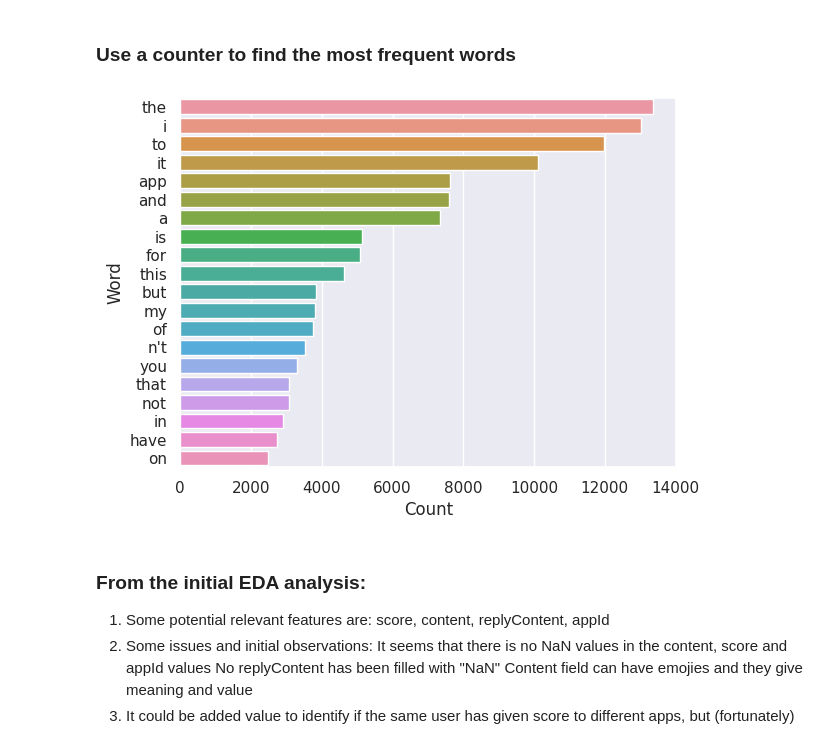
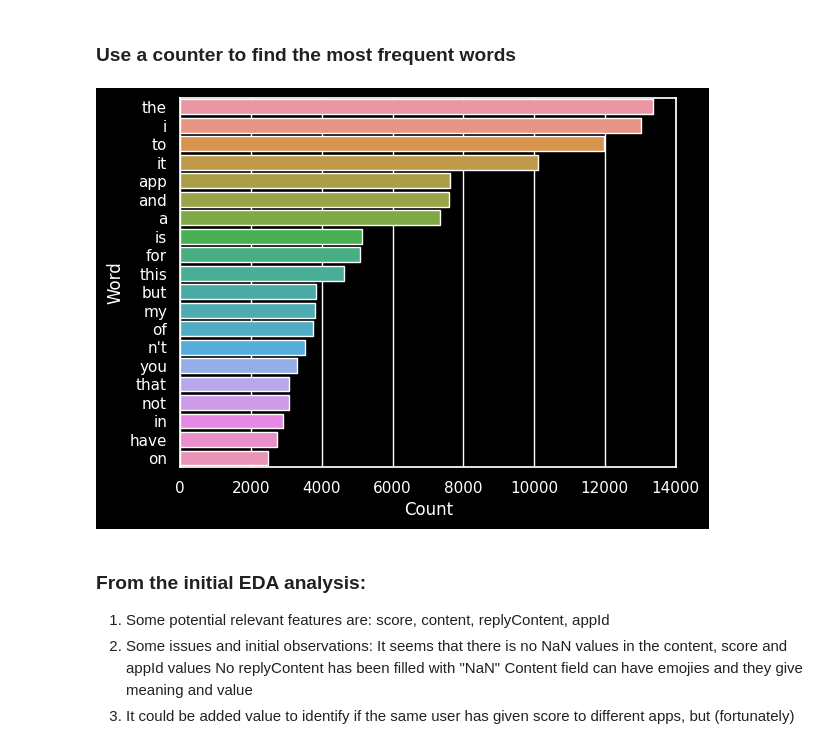
Before and after one commit to rat-sparebank1/dtsa_5510_project, a Jupyter notebook: python/app_reviews_dtsa_5510.ipynb, the cells around one changed output. Cells and saved outputs as stored; diff of their text form; code cells hidden in the pictures.

```diff
--- a/python/app_reviews_dtsa_5510.ipynb
+++ b/python/app_reviews_dtsa_5510.ipynb
@@ -152,8 +155,8 @@ Data columns (total 12 columns):
 # %% [markdown]
 ## More EDA
 # %%
-sns.set(style="darkgrid")
 scores = (df.score).astype('int')
-sns.histplot(scores, discrete=True)
+sns.histplot(scores, discrete=True, shrink=.8)
+plt.style.use("dark_background")
 plt.show()
 # %% [output]
@@ -256,13 +258,13 @@ for sentence in df.content:
 # %%
 most_common = counter.most_common(20)
 words= []
 number_words = []
 df_frequency = pd.DataFrame(most_common, columns=['Word', 'Count'])
-sns.set(style="darkgrid")
 sns.barplot(data=df_frequency, x="Count", y="Word", orient = 'h', errorbar=None)
+plt.style.use("dark_background")
 plt.show()
 # %% [output]
-[figure, old version]
+[figure, new version]
 # %% [markdown]
 ### From the initial EDA analysis:
 1. Some potential relevant features  are: score, content, replyContent, appId
```
Also changed, not shown: parts of 8 cells of this notebook.
